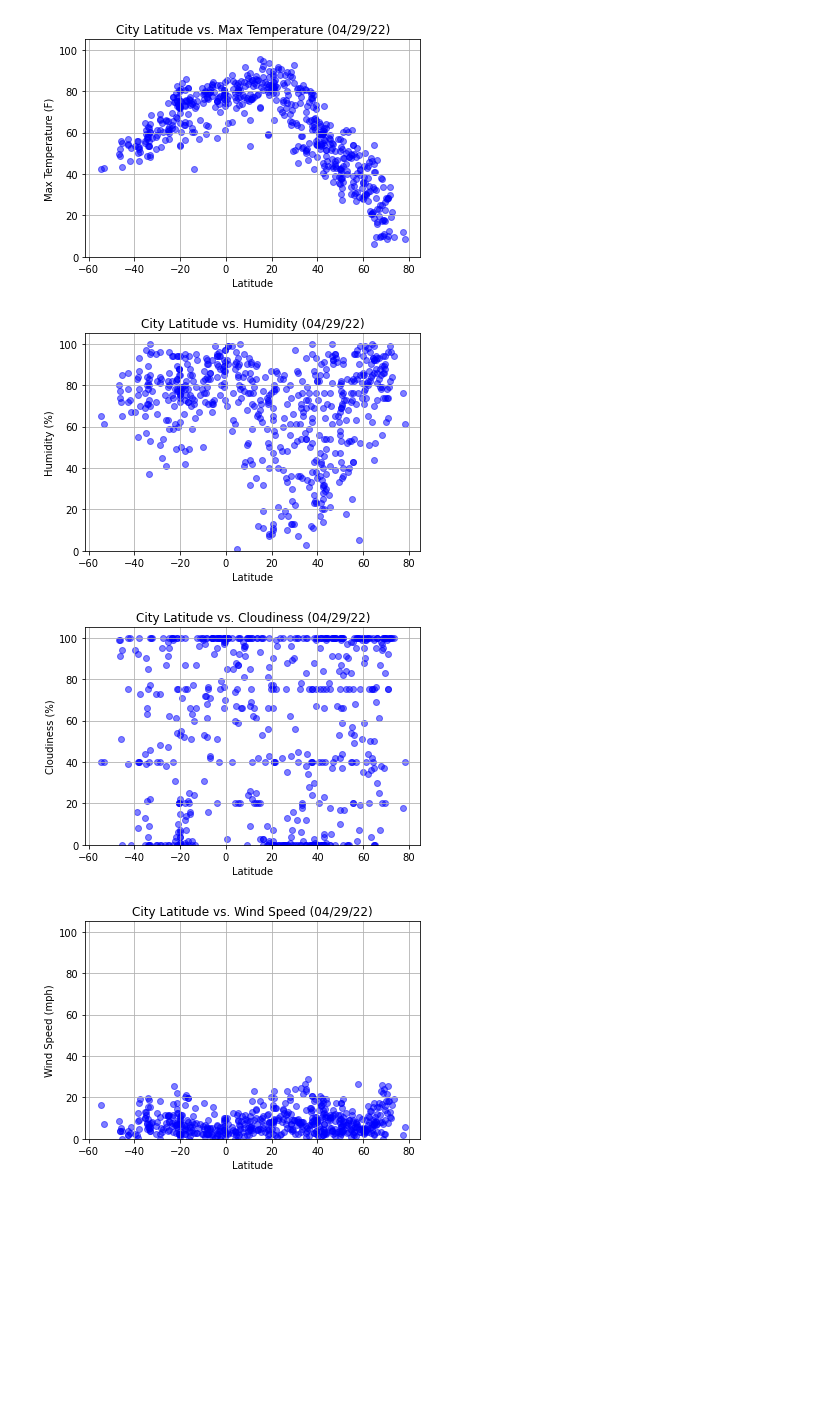
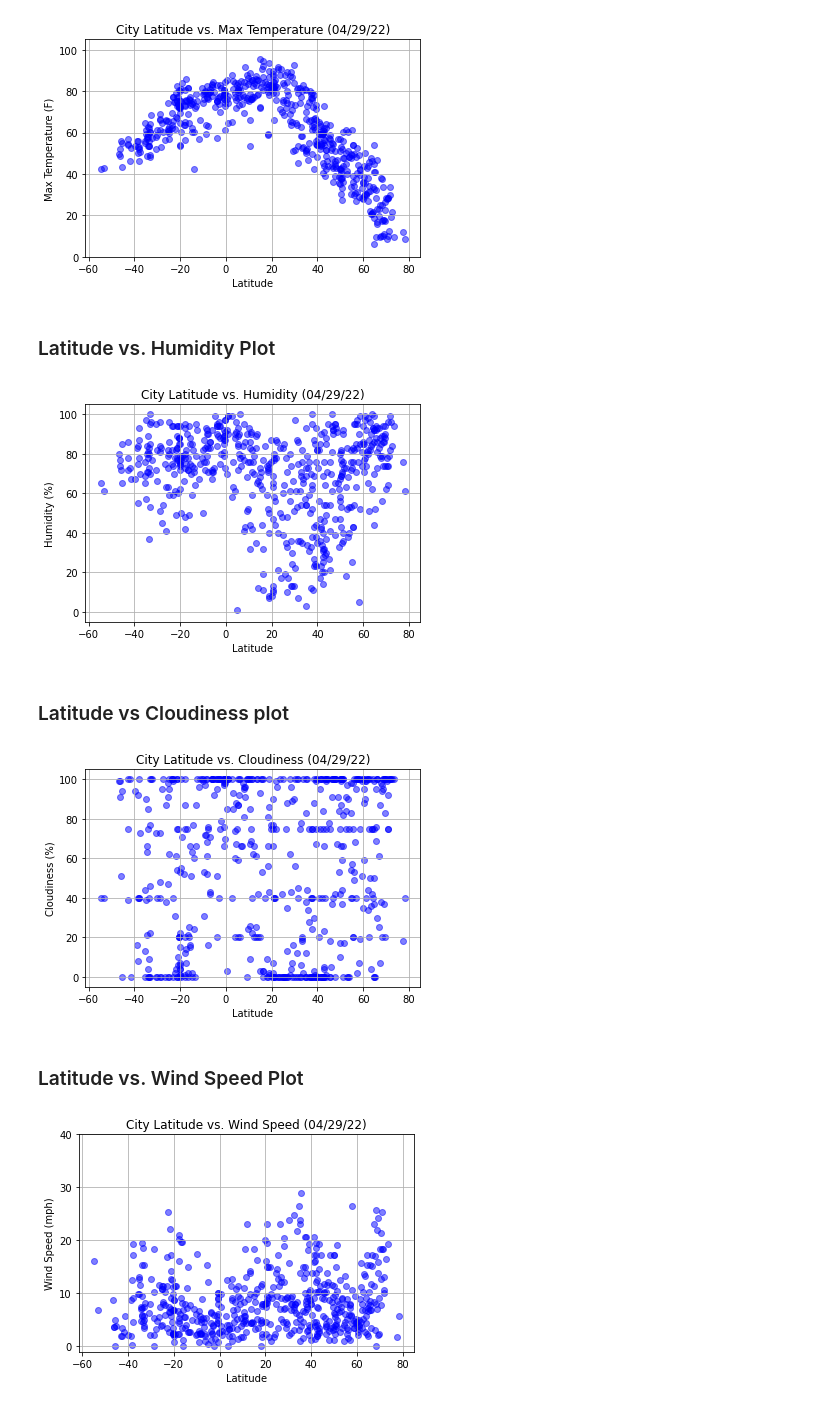
Before and after one commit to vasantap/python-api-challenge, a Jupyter notebook: WeatherPy/WeatherPy.ipynb, the cells around one changed output. Drawn from its saved outputs; the diff is of its cells as text; code cells hidden in the pictures; blank space fills up the shorter version.

Commit message:
plot of humidity, cloudiness and wind speed vs latitude adjusted

```diff
--- a/WeatherPy/WeatherPy.ipynb
+++ b/WeatherPy/WeatherPy.ipynb
@@ -234,42 +233,46 @@ plt.grid()
 plt.show()
 # %% [output]
 [figure]
+# %% [markdown]
+### Latitude vs. Humidity Plot
 # %%
-# Latitude vs. Humidity Plot
 curr_date = time.strftime("%m/%d/%y")
 plt.scatter(clean_city_data['Lat'], clean_city_data['Humidity'], color = 'blue', marker='o',alpha=0.5)
 plt.xlabel('Latitude')
 plt.ylabel('Humidity (%)')
 plt.title(f"City Latitude vs. Humidity ({curr_date})")
-plt.ylim(0,105)
+plt.ylim(-5,105)
 plt.grid()
 plt.show()
 # %% [output]
-[figure, old version]
+[figure, new version]
+# %% [markdown]
+### Latitude vs Cloudiness plot
 # %%
-# Latitude vs. Cloudiness Plot
 curr_date = time.strftime("%m/%d/%y")
 plt.scatter(clean_city_data['Lat'], clean_city_data['Cloudiness'], color = 'blue', marker='o',alpha=0.5)
 plt.xlabel('Latitude')
 plt.ylabel('Cloudiness (%)')
 plt.title(f"City Latitude vs. Cloudiness ({curr_date})")
-plt.ylim(0,105)
+plt.ylim(-5,105)
 plt.grid()
 plt.show()
 # %% [output]
-[figure, old version]
+[figure, new version]
+# %% [markdown]
+### Latitude vs. Wind Speed Plot
 # %%
-# Latitude vs. Wind Speed Plot
 curr_date = time.strftime("%m/%d/%y")
 plt.scatter(clean_city_data['Lat'], clean_city_data['Wind Speed'], color = 'blue', marker='o',alpha=0.5)
 plt.xlabel('Latitude')
 plt.ylabel('Wind Speed (mph)')
 plt.title(f"City Latitude vs. Wind Speed ({curr_date})")
-plt.ylim(0,105)
+plt.ylim(-1,40)
+plt.yticks(np.arange(0,45,10))
 plt.grid()
 plt.show()
 # %% [output]
-[figure, old version]
+[figure, new version]
 # %%
 # Linear Regression
 # Northern Hemisphere - Max Temp vs. Latitude Linear Regression
```
Also changed, not shown: parts of 1 cell of this notebook.
